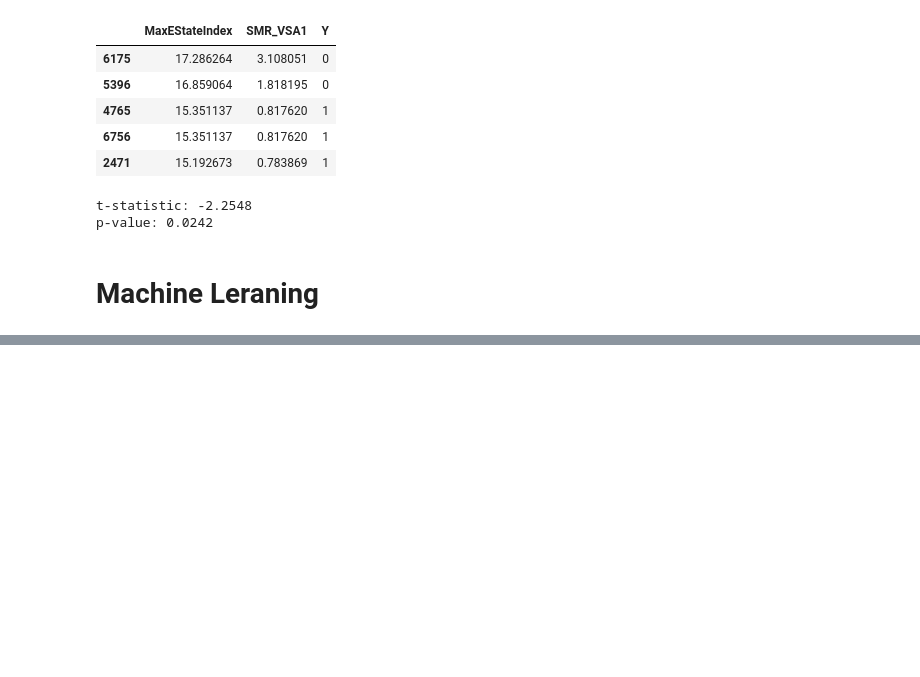
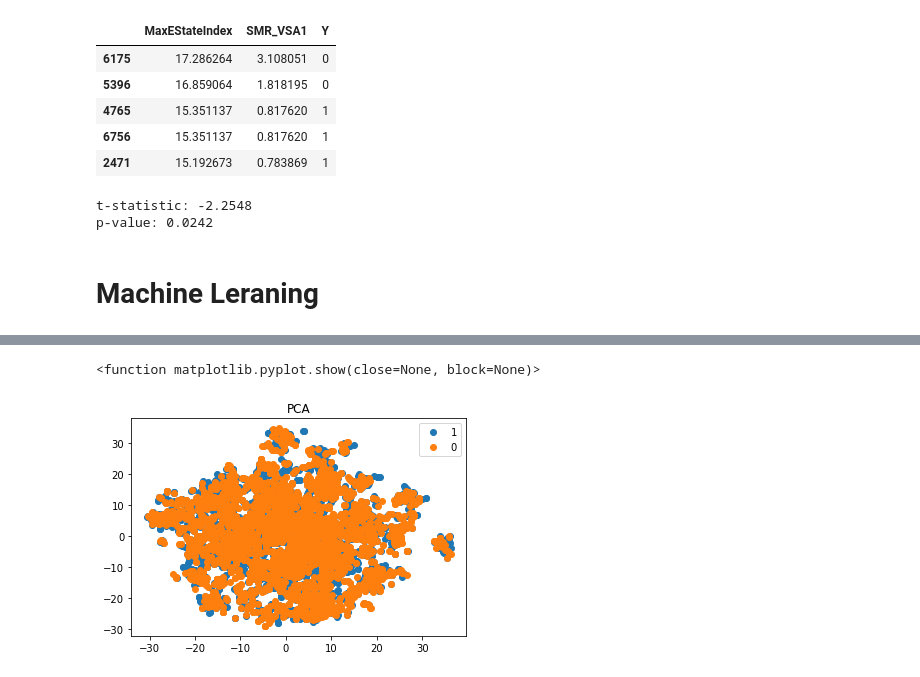
Before and after one commit to esperancaa/Extracao_de_Dados, a Jupyter notebook: Trabalho_Pyhton/Trabalho.ipynb, the cells around one changed output, grey strips where cells are left out. Cells and saved outputs as stored; diff of their text form; code cells hidden in the pictures; blank space fills up the shorter version.

```diff
--- a/Trabalho_Pyhton/Trabalho.ipynb
+++ b/Trabalho_Pyhton/Trabalho.ipynb
@@ -581,0 +592,16 @@ PCA(n_components=31)
+# %%
+from sklearn.manifold import TSNE
+tsne= TSNE(n_components= 3, n_iter=1000)
+points= tsne.fit_transform(data_scale)
+
+#Saber explicar o n_components= 3 (porque é que tem de ser inferio a 4)
+# %%
+for c in df_global["Y"].unique():
+    y= df_global.index[df_global['Y']== c]-1
+    plt.plot(points[y,0], points[y,1], 'o', label= c)
+plt.title("PCA")
+plt.legend(loc='best', shadow=False)
+plt.show
+# %% [output]
+<function matplotlib.pyplot.show(close=None, block=None)>
+[figure, added]
```
Also changed, not shown: parts of 7 cells of this notebook.
